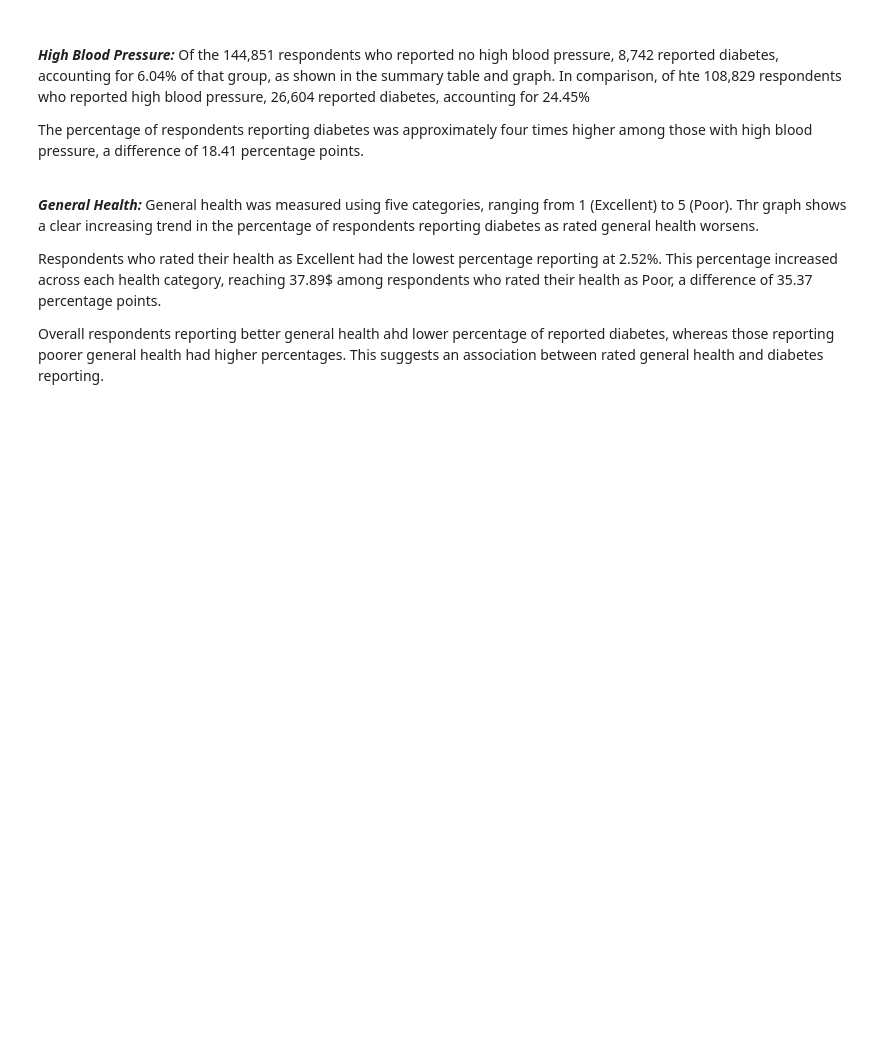
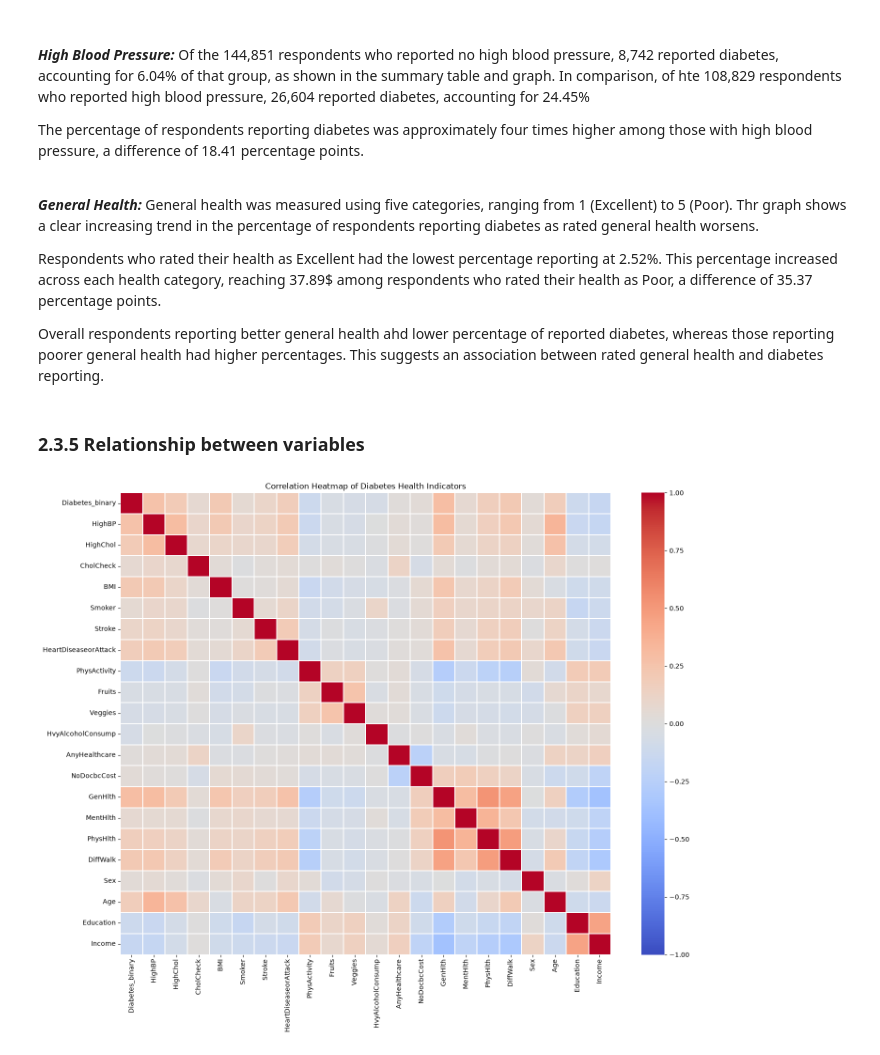
Before and after one commit to Ahmad-1031/DA_CA2, a Jupyter notebook: Notebooks/diabetes_crisp_dm.ipynb, the cells around one changed output. Drawn from its saved outputs; the diff is of its cells as text; code cells hidden in the pictures; blank space fills up the shorter version.

```diff
--- a/Notebooks/diabetes_crisp_dm.ipynb
+++ b/Notebooks/diabetes_crisp_dm.ipynb
@@ -912,3 +912,27 @@ General health was measured using five categories, ranging from 1 (Excellent) to
 Respondents who rated their health as Excellent had the lowest percentage reporting at 2.52%. This percentage increased across each health category, reaching 37.89$ among respondents who rated their health as Poor, a difference of 35.37 percentage points.
 
 Overall respondents reporting better general health ahd lower percentage of reported diabetes, whereas those reporting poorer general health had higher percentages. This suggests an association between rated general health and diabetes reporting.
+# %% [markdown]
+### 2.3.5 Relationship between variables
+# %%
+
+# Calculate the Pearson correlation matrix
+correlation_matrix = df.corr()
+
+# Create a correlation heatmap
+plt.figure(figsize=(15, 12))
+
+sns.heatmap(
+    correlation_matrix,
+    cmap="coolwarm",
+    center=0,
+    vmin=-1,
+    vmax=1,
+    linewidths=0.3
+)
+
+plt.title("Correlation Heatmap of Diabetes Health Indicators")
+plt.tight_layout()
+plt.show()
+# %% [output]
+[figure, added]
```
Also changed, not shown: parts of 2 cells of this notebook.
